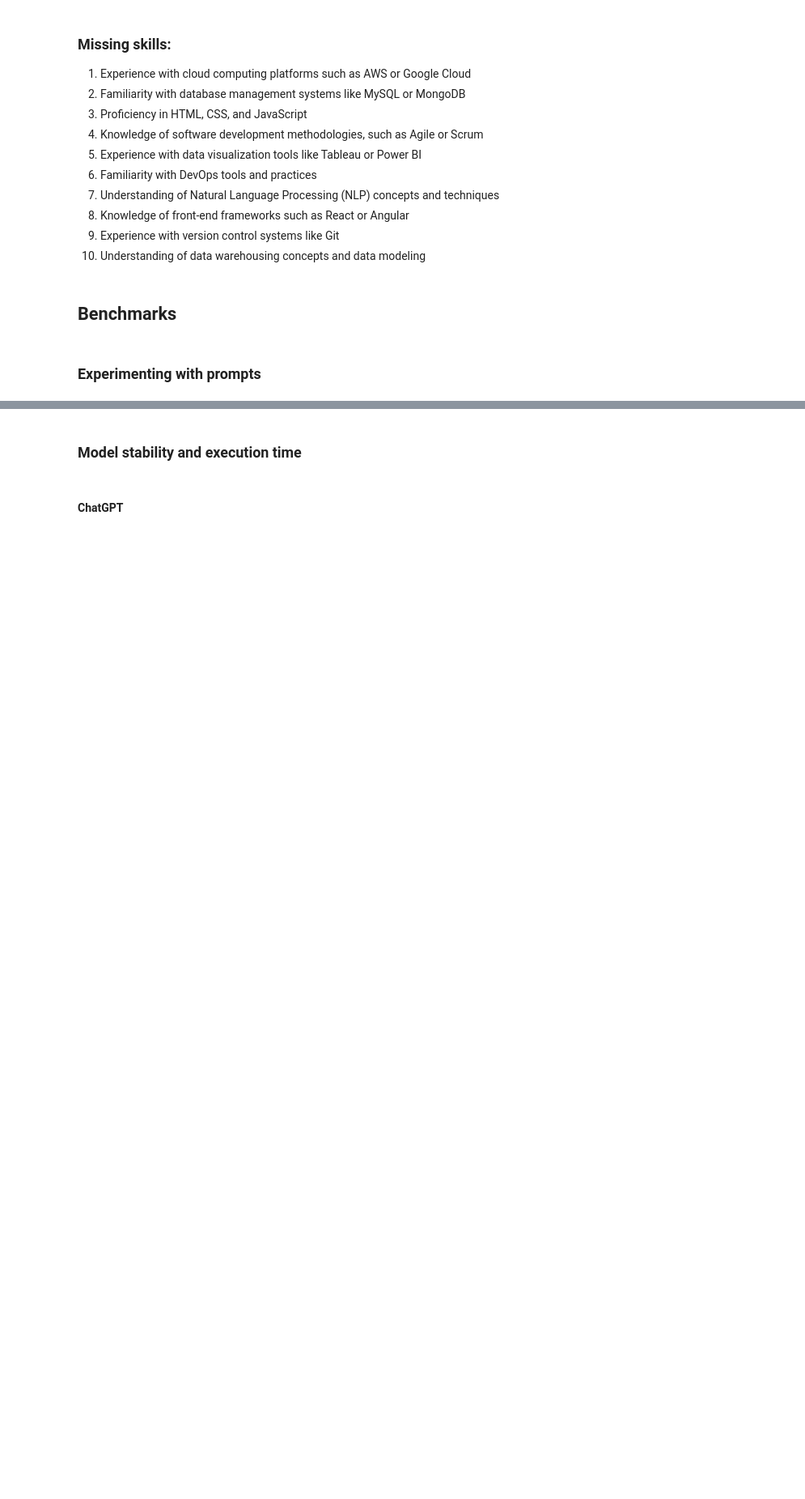
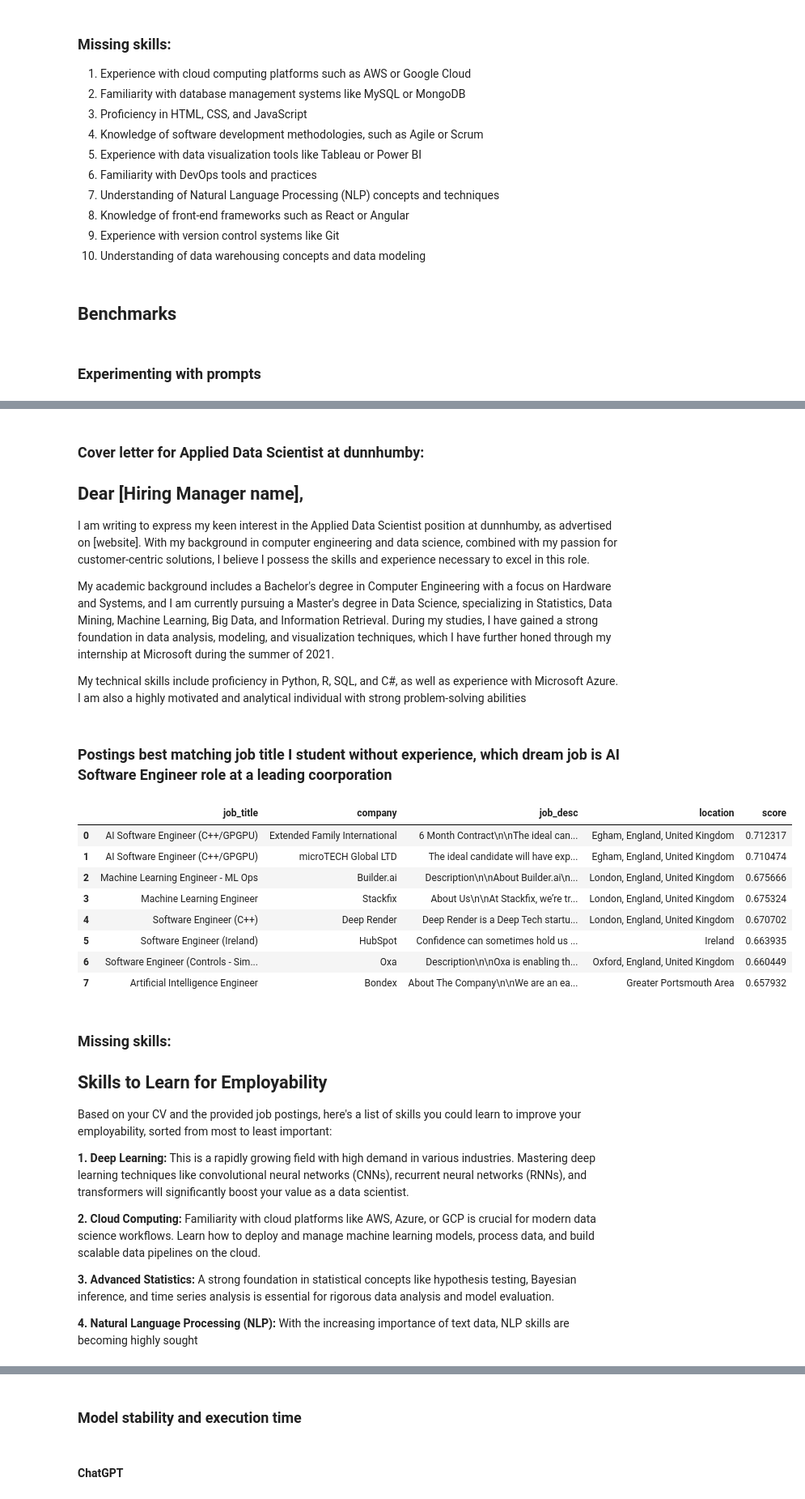
Before and after one commit to vrepetskyi/job-market-assistant, a Jupyter notebook: notebook.ipynb, the cells around one changed output, grey strips where cells are left out. Shown at 81% size. Saved outputs shown, nothing was run; the diff lists cells and outputs as text; code cells hidden in the pictures; blank space fills up the shorter version.

```diff
--- a/notebook.ipynb
+++ b/notebook.ipynb
@@ -293,0 +653,42 @@ missing_skills = job_market_assistant.get_missing_skills(file_job_postings, cv_1
+# %%
+job_market_assistant = JobMarketAssistant(
+    model=gemini,
+    cover_letter_prompt="Write a cover letter for this job. Do not use too long and unnecessarily sophisticated words.\n\nMy CV:\n{cv}\n\nJob Posting:\n{job_desc}",
+    job_title_prompt="Summarize the job title based on the following CV in maximum 10 words:\n\n{cv}\n\nProvide only the job title as plain text without any quotes and punctuation.",
+    key_points_prompt="Job Posting:\n\n{job_desc}\n\nGenerate key points from these job posting (focus on skils and requirements) sorted from the most important to the least",
+    missing_skills_prompt="This is my CV:\n\n{cv}\n\nReturn me list of skills that I should learn and I don't have in my CV to become more employable for jobs with requirements listed below sorted from the most important to the least. The list has to be in Markdown format. Job postings:\n\n",
+)
+
+cover_letter = job_market_assistant.get_cover_letter(file_job_postings.iloc[0], cv_3)
+missing_skills = job_market_assistant.get_missing_skills(file_job_postings, cv_3, dream_job3)
+# %% [output]
+### Cover letter for Applied Data Scientist at dunnhumby:
+## Dear [Hiring Manager name],
+
+I am writing to express my keen interest in the Applied Data Scientist position at dunnhumby, as advertised on [website]. With my background in computer engineering and data science, combined with my passion for customer-centric solutions, I believe I possess the skills and experience necessary to excel in this role.
+
+My academic background includes a Bachelor's degree in Computer Engineering with a focus on Hardware and Systems, and I am currently pursuing a Master's degree in Data Science, specializing in Statistics, Data Mining, Machine Learning, Big Data, and Information Retrieval. During my studies, I have gained a strong foundation in data analysis, modeling, and visualization techniques, which I have further honed through my internship at Microsoft during the summer of 2021.
+
+My technical skills include proficiency in Python, R, SQL, and C#, as well as experience with Microsoft Azure. I am also a highly motivated and analytical individual with strong problem-solving abilities
+### Postings best matching job title I student without experience, which dream job is AI Software Engineer role at a leading coorporation
+|  | job_title | company | job_desc | location | score |
+| 0 | AI Software Engineer (C++/GPGPU) | Extended Family International | 6 Month Contract\n\nThe ideal can... | Egham, England, United Kingdom | 0.712317 |
+| 1 | AI Software Engineer (C++/GPGPU) | microTECH Global LTD | The ideal candidate will have exp... | Egham, England, United Kingdom | 0.710474 |
+| 2 | Machine Learning Engineer - ML Ops | Builder.ai | Description\n\nAbout Builder.ai\n... | London, England, United Kingdom | 0.675666 |
+| 3 | Machine Learning Engineer | Stackfix | About Us\n\nAt Stackfix, we’re tr... | London, England, United Kingdom | 0.675324 |
+| 4 | Software Engineer (C++) | Deep Render | Deep Render is a Deep Tech startu... | London, England, United Kingdom | 0.670702 |
+| 5 | Software Engineer (Ireland) | HubSpot | Confidence can sometimes hold us ... | Ireland | 0.663935 |
+| 6 | Software Engineer (Controls - Sim... | Oxa | Description\n\nOxa is enabling th... | Oxford, England, United Kingdom | 0.660449 |
+| 7 | Artificial Intelligence Engineer | Bondex | About The Company\n\nWe are an ea... | Greater Portsmouth Area | 0.657932 |
+### Missing skills:
+## Skills to Learn for Employability
+
+Based on your CV and the provided job postings, here's a list of skills you could learn to improve your employability, sorted from most to least important:
+
+**1. Deep Learning:** This is a rapidly growing field with high demand in various industries. Mastering deep learning techniques like convolutional neural networks (CNNs), recurrent neural networks (RNNs), and transformers will significantly boost your value as a data scientist.
+
+**2. Cloud Computing:** Familiarity with cloud platforms like AWS, Azure, or GCP is crucial for modern data science workflows. Learn how to deploy and manage machine learning models, process data, and build scalable data pipelines on the cloud.
+
+**3. Advanced Statistics:** A strong foundation in statistical concepts like hypothesis testing, Bayesian inference, and time series analysis is essential for rigorous data analysis and model evaluation.
+
+**4. Natural Language Processing (NLP):** With the increasing importance of text data, NLP skills are becoming highly sought
```
Also changed, not shown: parts of 22 cells of this notebook.
